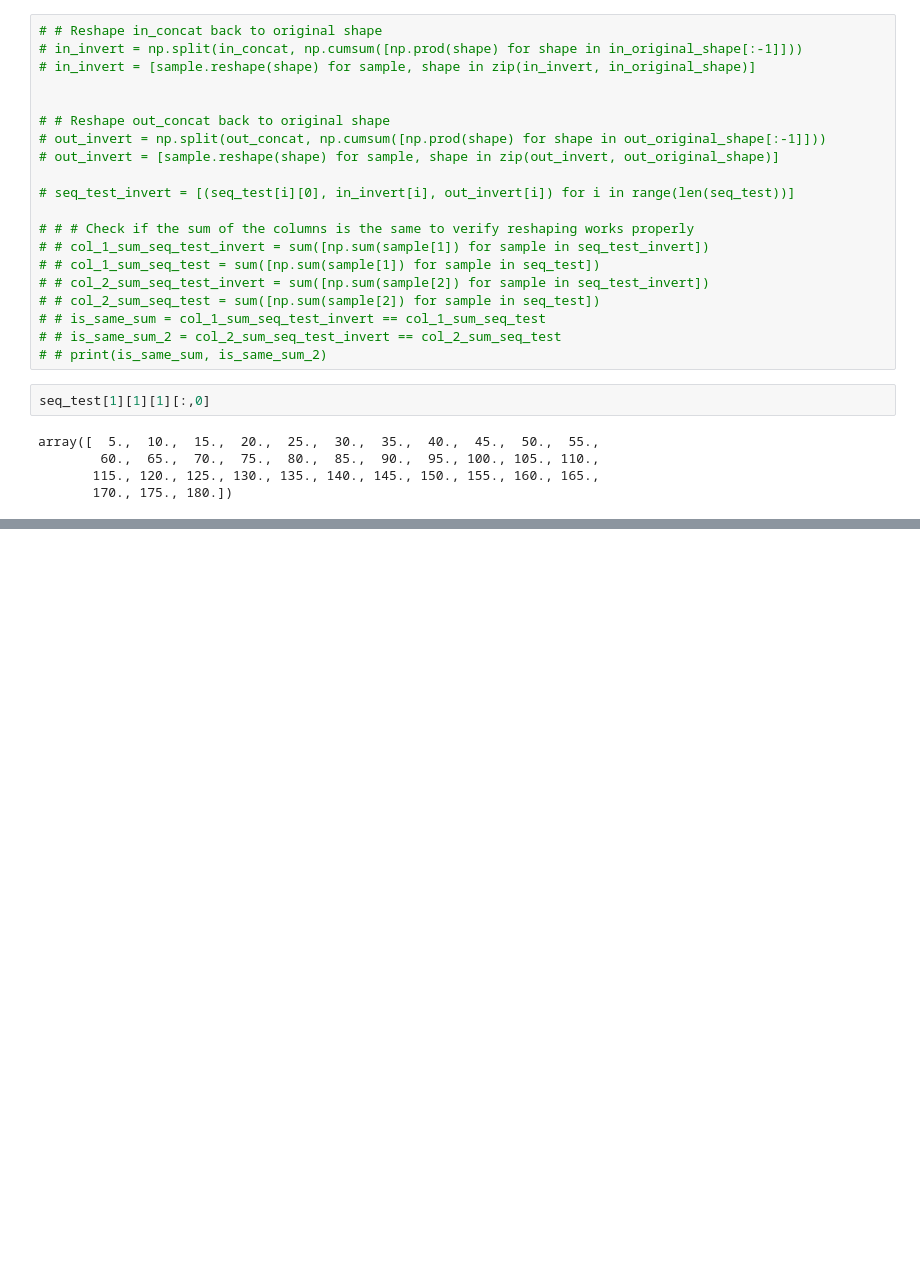
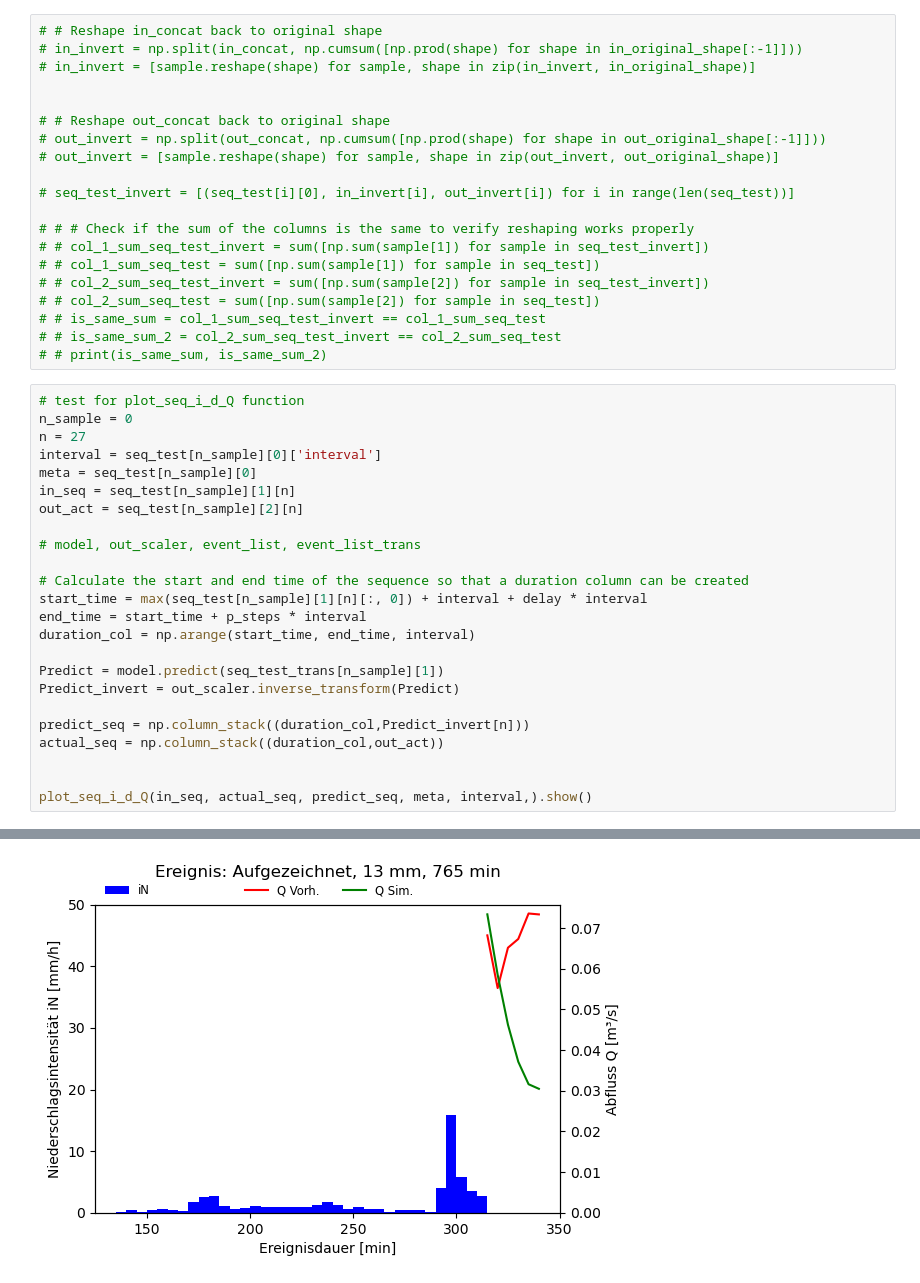
Before and after one commit to FlAlbers/UrbanML, a Jupyter notebook: model_testing.ipynb, the cells around one changed output, grey strips where cells are left out. Drawn from its saved outputs; the diff is of its cells as text; blank space fills up the shorter version.

```diff
--- a/model_testing.ipynb
+++ b/model_testing.ipynb
@@ -157,10 +158,28 @@ plt.tight_layout()
 # # is_same_sum = col_1_sum_seq_test_invert == col_1_sum_seq_test
 # # is_same_sum_2 = col_2_sum_seq_test_invert == col_2_sum_seq_test
 # # print(is_same_sum, is_same_sum_2)
-# %%
-seq_test[1][1][1][:,0]
-# %% [output]
-array([  5.,  10.,  15.,  20.,  25.,  30.,  35.,  40.,  45.,  50.,  55.,
-        60.,  65.,  70.,  75.,  80.,  85.,  90.,  95., 100., 105., 110.,
-       115., 120., 125., 130., 135., 140., 145., 150., 155., 160., 165.,
-       170., 175., 180.])
+# %%
+# test for plot_seq_i_d_Q function
+n_sample = 0
+n = 27
+interval = seq_test[n_sample][0]['interval']
+meta = seq_test[n_sample][0]
+in_seq = seq_test[n_sample][1][n]
+out_act = seq_test[n_sample][2][n]
+
+# model, out_scaler, event_list, event_list_trans
+
+# Calculate the start and end time of the sequence so that a duration column can be created
+start_time = max(seq_test[n_sample][1][n][:, 0]) + interval + delay * interval
+end_time = start_time + p_steps * interval
+duration_col = np.arange(start_time, end_time, interval)
+
+Predict = model.predict(seq_test_trans[n_sample][1])
+Predict_invert = out_scaler.inverse_transform(Predict)
+
+predict_seq = np.column_stack((duration_col,Predict_invert[n]))
+actual_seq = np.column_stack((duration_col,out_act))
+
+
+plot_seq_i_d_Q(in_seq, actual_seq, predict_seq, meta, interval,).show()
+# %% [output]
@@ -167 +187,2 @@ array([  5.,  10.,  15.,  20.,  25.,  30.,  35.,  40.,  45.,  50.,  55.,
+[figure, added]
 # %%
```
Also changed, not shown: parts of 6 cells of this notebook, 4 other files.
